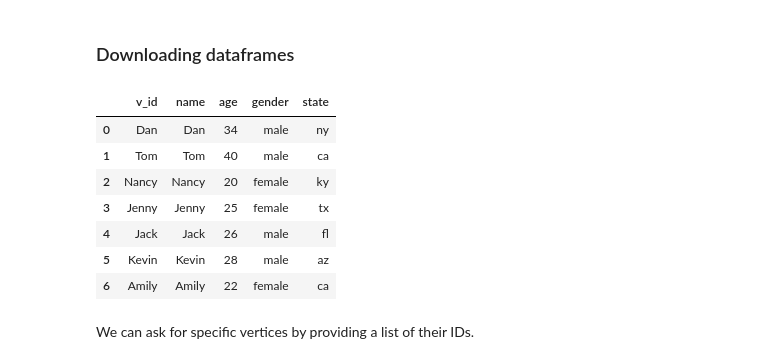
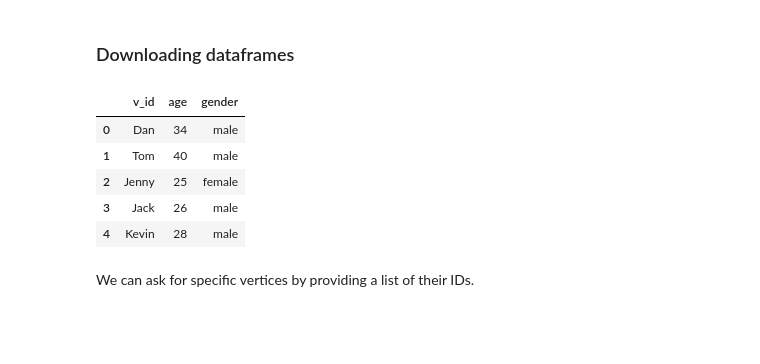
Before and after one commit to pyTigerGraph/pyTigerGraph, a Jupyter notebook: examples/GSQL101 - PyTigerGraph.ipynb, the cells around one changed output. Cells and saved outputs as stored; diff of their text form; code cells hidden in the pictures; blank space fills up the shorter version.

```diff
--- a/examples/GSQL101 - PyTigerGraph.ipynb
+++ b/examples/GSQL101 - PyTigerGraph.ipynb
@@ -223,16 +235,14 @@ conn.upsertEdgesDataframe(
 ### Downloading dataframes
 # %%
 # select argument must be comma delimited with no spaces
-conn.getVertexDataframe('person')#, select='age,gender', where='age > 22')
+conn.getVertexDataframe('person', select='age,gender', where='age > 22')
 # %% [output]
-|  | v_id | name | age | gender | state |
-| 0 | Dan | Dan | 34 | male | ny |
-| 1 | Tom | Tom | 40 | male | ca |
-| 2 | Nancy | Nancy | 20 | female | ky |
-| 3 | Jenny | Jenny | 25 | female | tx |
-| 4 | Jack | Jack | 26 | male | fl |
-| 5 | Kevin | Kevin | 28 | male | az |
-| 6 | Amily | Amily | 22 | female | ca |
+|  | v_id | age | gender |
+| 0 | Dan | 34 | male |
+| 1 | Tom | 40 | male |
+| 2 | Jenny | 25 | female |
+| 3 | Jack | 26 | male |
+| 4 | Kevin | 28 | male |
 # %% [markdown]
 We can ask for specific vertices by providing a list of their IDs.
 # %%
```
Also changed, not shown: parts of 8 cells of this notebook, 2 other files.
